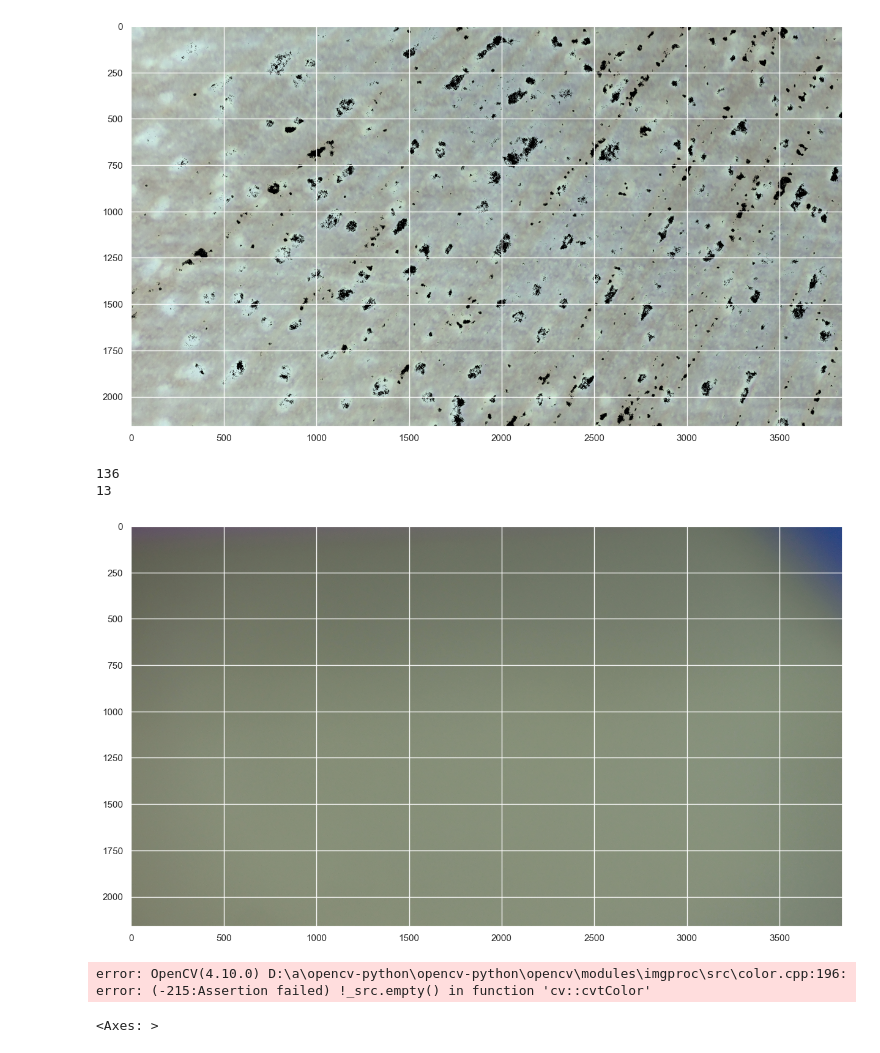
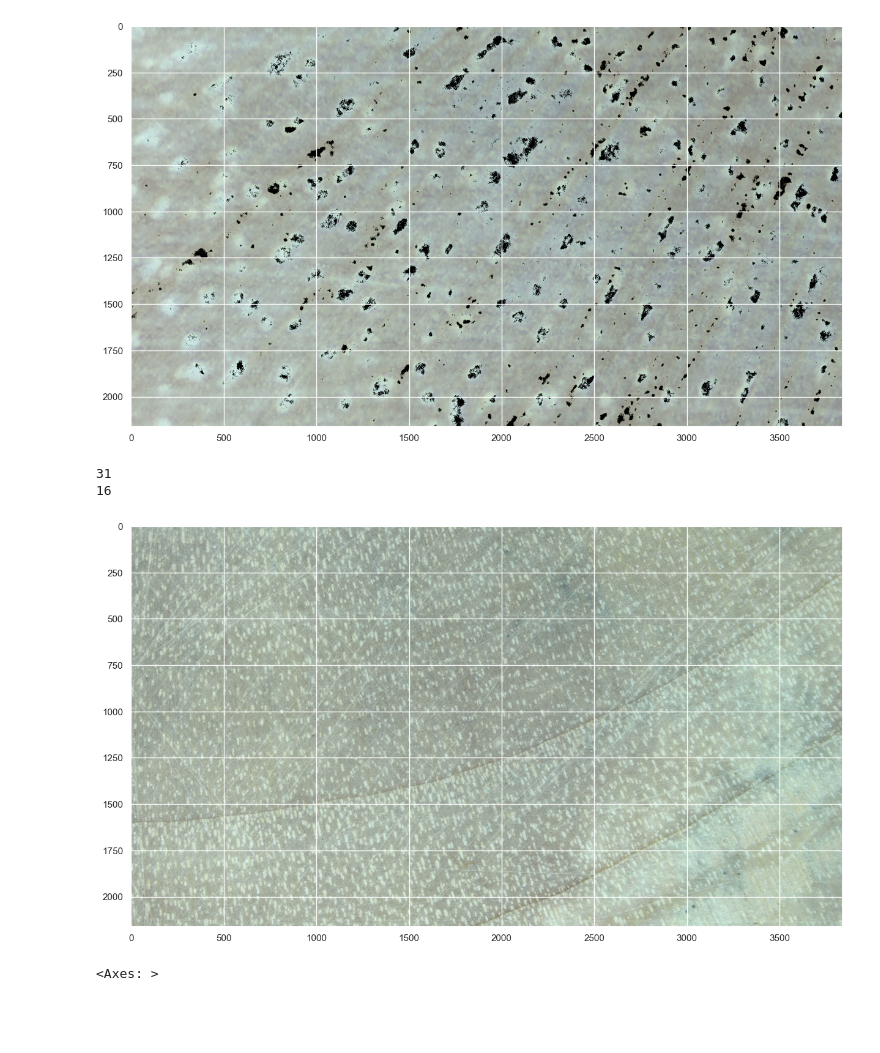
Before and after one commit to temporalecologylab/TreeRings, a Jupyter notebook: code/focus_testng/variance_heatmap.ipynb, the cells around one changed output. Saved outputs shown, nothing was run; the diff lists cells and outputs as text; code cells hidden in the pictures; blank space fills up the shorter version.

```diff
--- a/code/focus_testng/variance_heatmap.ipynb
+++ b/code/focus_testng/variance_heatmap.ipynb
@@ -114,25 +114,27 @@ var = compute_variance(cv2.cvtColor(masked, cv2.COLOR_BGR2GRAY))
 99
 [figure]
 # %%
-image = cv2.imread("{}\\frame_15_9_.tiff".format(dir))
+#dir = ".\different_cookie"
+
+image = cv2.imread("{}\\frame_10_4_.tiff".format(dir))
 
 plt.imshow(cv2.cvtColor(image, cv2.COLOR_BGR2RGB))
 
 blurred = cv2.GaussianBlur(image, (777,777), 0)
 
 image_hsl = cv2.cvtColor(blurred, cv2.COLOR_BGR2HSV)
 
 # plt.imshow(blurred)
 h_channel = image_hsl[:,:,0]
 s_channel = image_hsl[:,:,1]
 v_channel = image_hsl[:,:,2]
 
 print(s_channel.max())
 print(s_channel.min())
 # %% [output]
-136
-13
+31
+16
-[figure, old version]
+[figure, new version]
 # %%
 def compute_laplacian(image):
 
@@ -148,15 +150,18 @@ variance_matrix =[]
 lap_matrix =[]
 bg_matrix = []
 dir = ".\\20percent_fixed_medium_cookie_1.5x"
-x=16
-y=21
+rows=17
+cols=10
 for x in range(rows):
     row_matrix = []
     row_bg = []
     row_lap = []
     for y in range(cols):
-        image = cv2.imread("{}\\frame_{}_{}_.tiff".format(dir, x, y))
-        masked_image = hsl_mask(image, 17, 57)
+        name = "{}\\frame_{}_{}_.tiff".format(dir, x, y)
+
+        image = cv2.imread(name)
+
+        masked_image = hsl_mask(image, 31, 255)
 
         # grayscale_image = cv2.cvtColor(masked_image, cv2.COLOR_RGB2GRAY)
         # variance = compute_variance(grayscale_image)
@@ -167,8 +172,6 @@ for x in range(rows):
             row_bg.append(0)
     variance_matrix.append(row_matrix)
     bg_matrix.append(row_bg)
-# %% [output]
-error: OpenCV(4.10.0) D:\a\opencv-python\opencv-python\opencv\modules\imgproc\src\color.cpp:196: error: (-215:Assertion failed) !_src.empty() in function 'cv::cvtColor'
 # %%
 sns.set_theme(rc={'figure.figsize':(15,12)})
 sns.heatmap(variance_matrix, annot=True)
```
Also changed, not shown: parts of 1 cell of this notebook, 2 other files.
